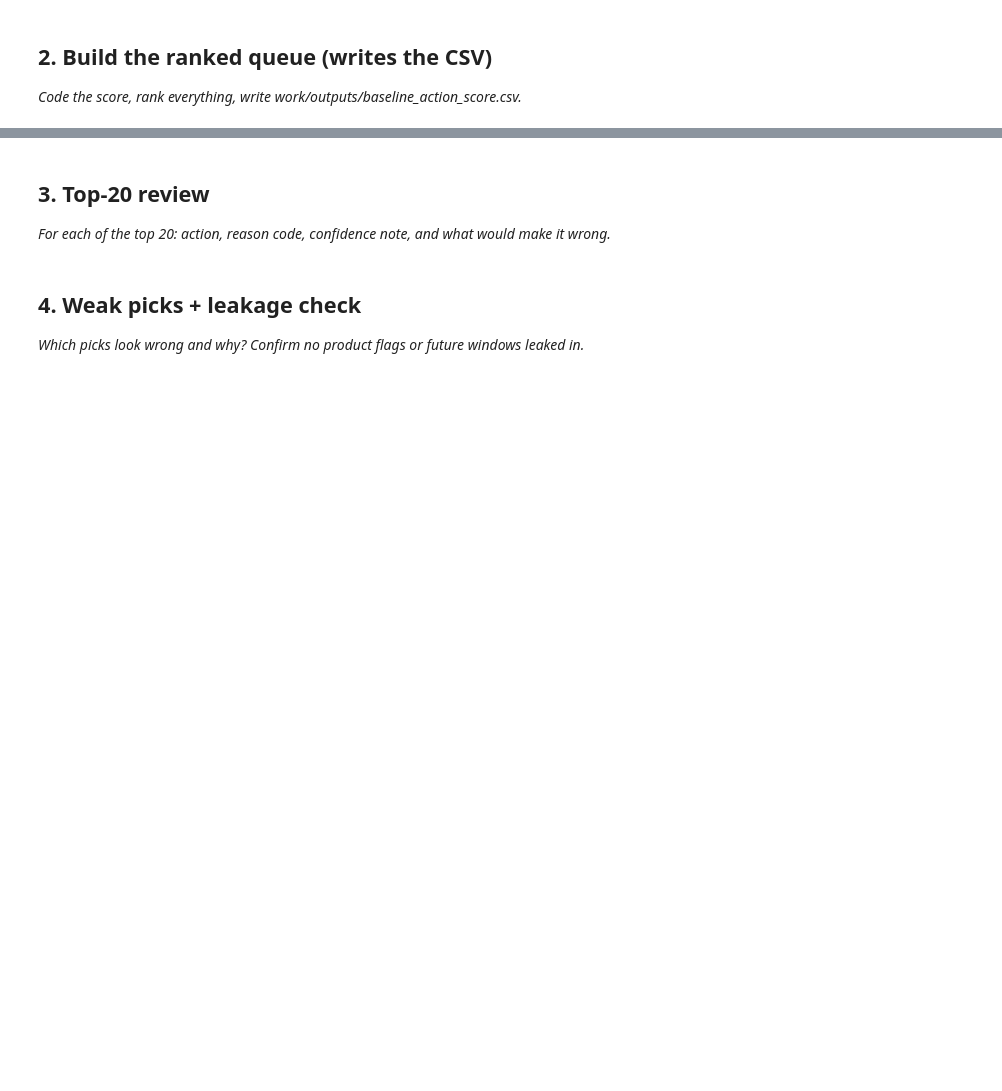
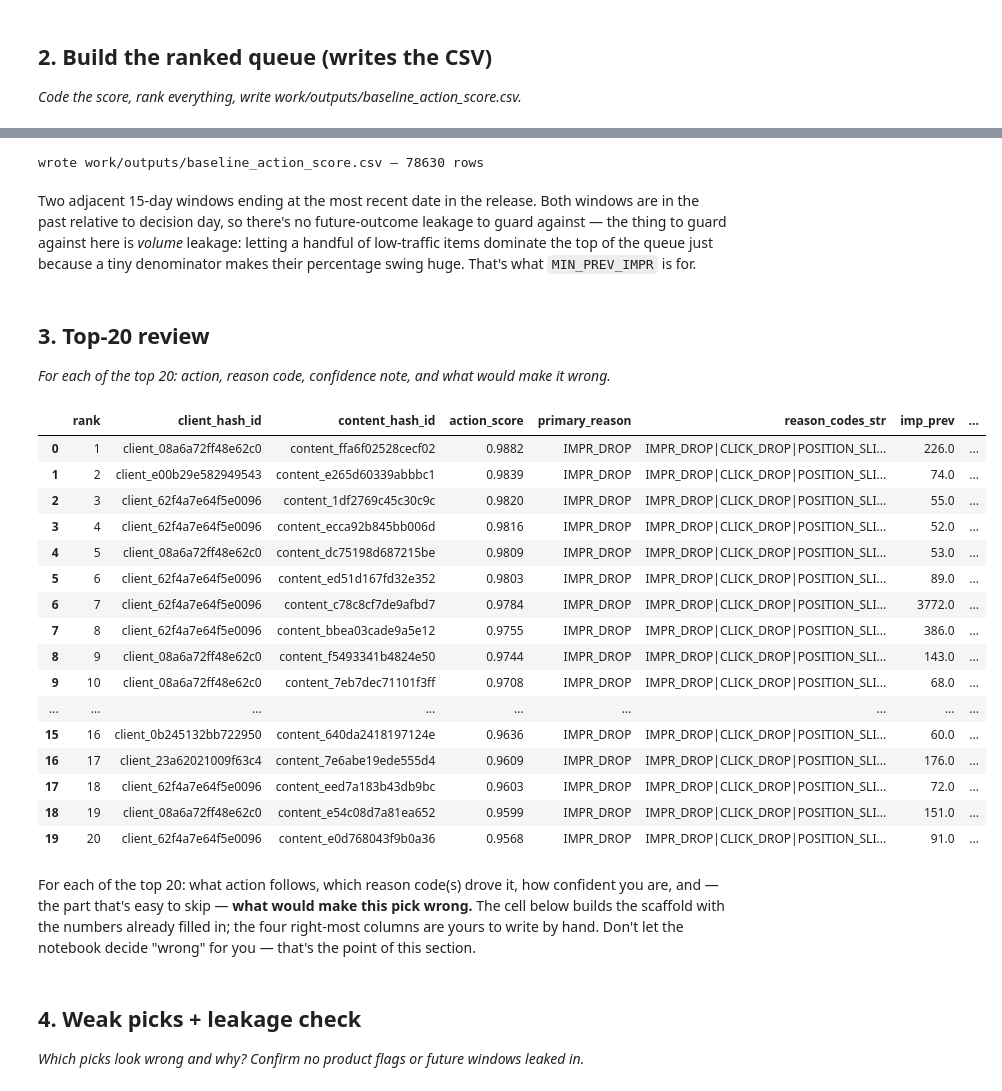
Before and after one commit to Szan-12345/FLYRANK-MACHINE-LEARNING, a Jupyter notebook: FLYRANK-MACHINE-LEARNING-main/work/notebooks/w04_baseline_score.ipynb, the cells around one changed output, grey strips where cells are left out. Drawn from its saved outputs; the diff is of its cells as text; code cells hidden in the pictures; blank space fills up the shorter version.

```diff
--- a/FLYRANK-MACHINE-LEARNING-main/work/notebooks/w04_baseline_score.ipynb
+++ b/FLYRANK-MACHINE-LEARNING-main/work/notebooks/w04_baseline_score.ipynb
@@ -15,0 +42,15 @@ This skeleton is yours to fill. Work the sections **in order** — each one has
+# %%
+# Rule constants — tune these, but note the change and why in your report.
+WINDOW_DAYS       = 15     # length of each comparison window
+MIN_PREV_IMPR     = 50     # reliability floor: prior-window impressions needed to be scored
+IMPR_DROP_THRESH  = 0.20   # 20%+ impression decline triggers IMPR_DROP
+CLICK_DROP_THRESH = 0.20   # 20%+ click decline (beyond the impression decline) triggers CLICK_DROP
+POS_SLIP_THRESH   = 1.0    # average position worsening by 1.0+ triggers POSITION_SLIP
+ACTIVITY_DROP_FRAC= 0.25   # losing 25%+ of active days triggers ACTIVITY_DROP
+
+# Score weights — must sum to 1.0, each component is already 0-1 before weighting.
+W_IMPR, W_CLICK, W_POS, W_ACTIVITY = 0.40, 0.25, 0.20, 0.15
+assert abs((W_IMPR + W_CLICK + W_POS + W_ACTIVITY) - 1.0) < 1e-9
+
+REASON_CODES = ['IMPR_DROP', 'CLICK_DROP', 'POSITION_SLIP', 'ACTIVITY_DROP']
+print('rule constants set')
@@ -23,3 +197,27 @@ This skeleton is yours to fill. Work the sections **in order** — each one has
+# %%
+import os
+os.makedirs('work/outputs', exist_ok=True)
+
+out_cols = [
+    'rank', 'client_hash_id', 'content_hash_id', 'decision_day',
+    'action_score', 'primary_reason', 'reason_codes_str', 'n_reasons',
+    'imp_prev', 'imp_last', 'pct_impr_change',
+    'clk_prev', 'clk_last', 'pct_click_change',
+    'pos_prev', 'pos_last', 'pos_change',
+    'active_days_prev', 'active_days_last', 'activity_change',
+]
+queue[out_cols].to_csv('work/outputs/baseline_action_score.csv', index=False)
+print('wrote work/outputs/baseline_action_score.csv —', len(queue), 'rows')
+# %% [output]
+wrote work/outputs/baseline_action_score.csv — 78630 rows
+# %% [markdown]
+
+
+Two adjacent 15-day windows ending at the most recent date in the release. Both windows are
+in the past relative to decision day, so there's no future-outcome leakage to guard against —
+the thing to guard against here is *volume* leakage: letting a handful of low-traffic items
+dominate the top of the queue just because a tiny denominator makes their percentage swing
+huge. That's what `MIN_PREV_IMPR` is for.
 # %% [markdown]
 ## 3. Top-20 review
 
@@ -30,3 +225,43 @@ This skeleton is yours to fill. Work the sections **in order** — each one has
+# %%
+top20 = queue.head(20)[[
+    'rank','client_hash_id','content_hash_id','action_score',
+    'primary_reason','reason_codes_str',
+    'imp_prev','imp_last','pct_impr_change',
+    'pos_prev','pos_last','pos_change',
+]].copy()
+
+# Blank columns for your judgment — fill these in by hand, then re-run the cell to display.
+top20['action']            = ''   # e.g. "refresh title/meta", "check indexing", "no action — seasonal"
+top20['confidence']        = ''   # e.g. "high" / "medium" / "low", one line on why
+top20['would_be_wrong_if'] = ''   # the specific thing that, if true, flips this from a real signal to noise
+
+top20
+# %% [output]
+|  | rank | client_hash_id | content_hash_id | action_score | primary_reason | reason_codes_str | imp_prev | ... |
+| 0 | 1 | client_08a6a72ff48e62c0 | content_ffa6f02528cecf02 | 0.9882 | IMPR_DROP | IMPR_DROP|CLICK_DROP|POSITION_SLI... | 226.0 | ... |
+| 1 | 2 | client_e00b29e582949543 | content_e265d60339abbbc1 | 0.9839 | IMPR_DROP | IMPR_DROP|CLICK_DROP|POSITION_SLI... | 74.0 | ... |
+| 2 | 3 | client_62f4a7e64f5e0096 | content_1df2769c45c30c9c | 0.9820 | IMPR_DROP | IMPR_DROP|CLICK_DROP|POSITION_SLI... | 55.0 | ... |
+| 3 | 4 | client_62f4a7e64f5e0096 | content_ecca92b845bb006d | 0.9816 | IMPR_DROP | IMPR_DROP|CLICK_DROP|POSITION_SLI... | 52.0 | ... |
+| 4 | 5 | client_08a6a72ff48e62c0 | content_dc75198d687215be | 0.9809 | IMPR_DROP | IMPR_DROP|CLICK_DROP|POSITION_SLI... | 53.0 | ... |
+| 5 | 6 | client_62f4a7e64f5e0096 | content_ed51d167fd32e352 | 0.9803 | IMPR_DROP | IMPR_DROP|CLICK_DROP|POSITION_SLI... | 89.0 | ... |
+| 6 | 7 | client_62f4a7e64f5e0096 | content_c78c8cf7de9afbd7 | 0.9784 | IMPR_DROP | IMPR_DROP|CLICK_DROP|POSITION_SLI... | 3772.0 | ... |
+| 7 | 8 | client_62f4a7e64f5e0096 | content_bbea03cade9a5e12 | 0.9755 | IMPR_DROP | IMPR_DROP|CLICK_DROP|POSITION_SLI... | 386.0 | ... |
+| 8 | 9 | client_08a6a72ff48e62c0 | content_f5493341b4824e50 | 0.9744 | IMPR_DROP | IMPR_DROP|CLICK_DROP|POSITION_SLI... | 143.0 | ... |
+| 9 | 10 | client_08a6a72ff48e62c0 | content_7eb7dec71101f3ff | 0.9708 | IMPR_DROP | IMPR_DROP|CLICK_DROP|POSITION_SLI... | 68.0 | ... |
+| ... | ... | ... | ... | ... | ... | ... | ... | ... |
+| 15 | 16 | client_0b245132bb722950 | content_640da2418197124e | 0.9636 | IMPR_DROP | IMPR_DROP|CLICK_DROP|POSITION_SLI... | 60.0 | ... |
+| 16 | 17 | client_23a62021009f63c4 | content_7e6abe19ede555d4 | 0.9609 | IMPR_DROP | IMPR_DROP|CLICK_DROP|POSITION_SLI... | 176.0 | ... |
+| 17 | 18 | client_62f4a7e64f5e0096 | content_eed7a183b43db9bc | 0.9603 | IMPR_DROP | IMPR_DROP|CLICK_DROP|POSITION_SLI... | 72.0 | ... |
+| 18 | 19 | client_08a6a72ff48e62c0 | content_e54c08d7a81ea652 | 0.9599 | IMPR_DROP | IMPR_DROP|CLICK_DROP|POSITION_SLI... | 151.0 | ... |
+| 19 | 20 | client_62f4a7e64f5e0096 | content_e0d768043f9b0a36 | 0.9568 | IMPR_DROP | IMPR_DROP|CLICK_DROP|POSITION_SLI... | 91.0 | ... |
+# %% [markdown]
+
+
+For each of the top 20: what action follows, which reason code(s) drove it, how confident
+you are, and — the part that's easy to skip — **what would make this pick wrong.** The cell
+below builds the scaffold with the numbers already filled in; the four right-most columns
+are yours to write by hand. Don't let the notebook decide "wrong" for you — that's the
+point of this section.
 # %% [markdown]
 ## 4. Weak picks + leakage check
 
```
Also changed, not shown: parts of 15 cells of this notebook.
